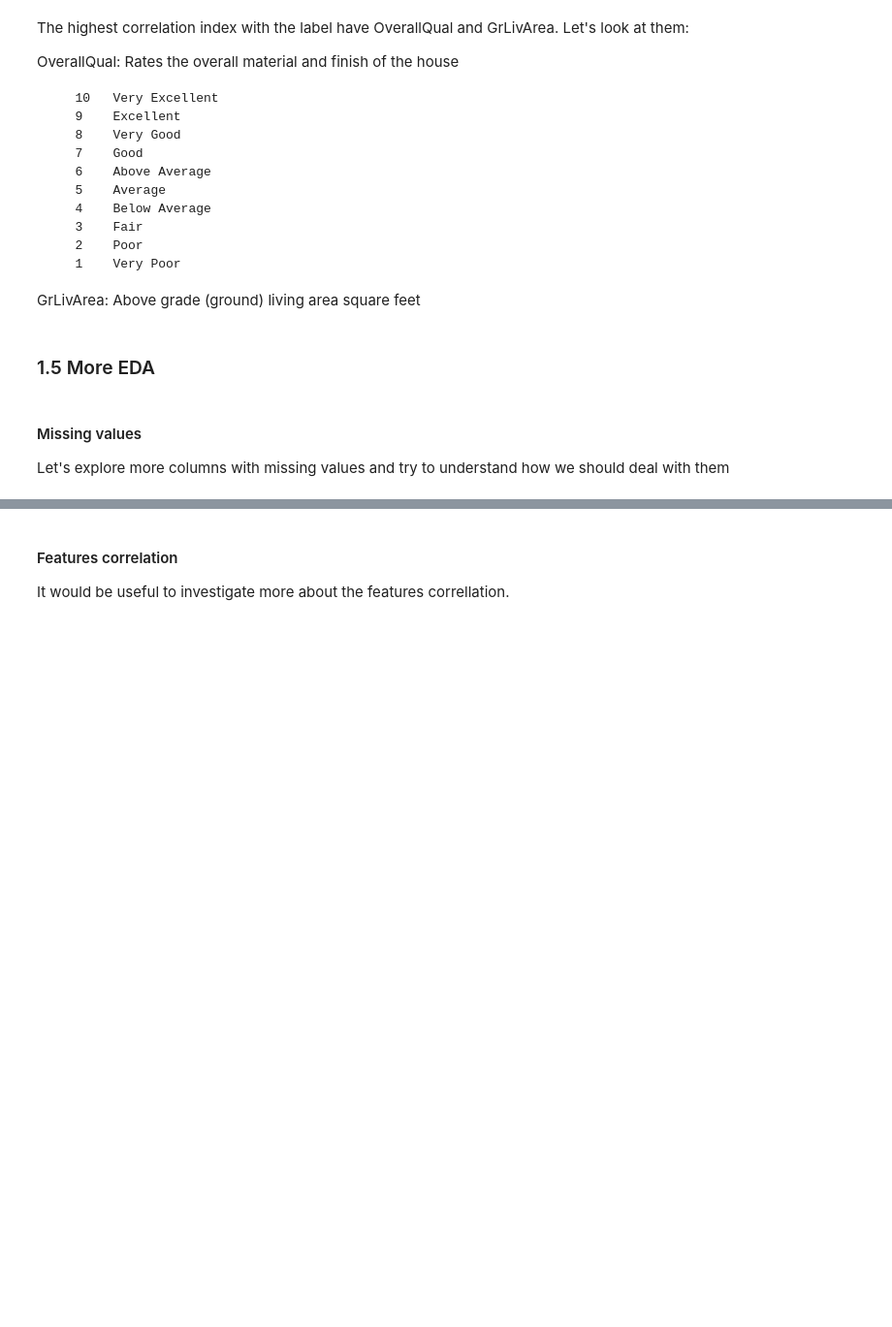
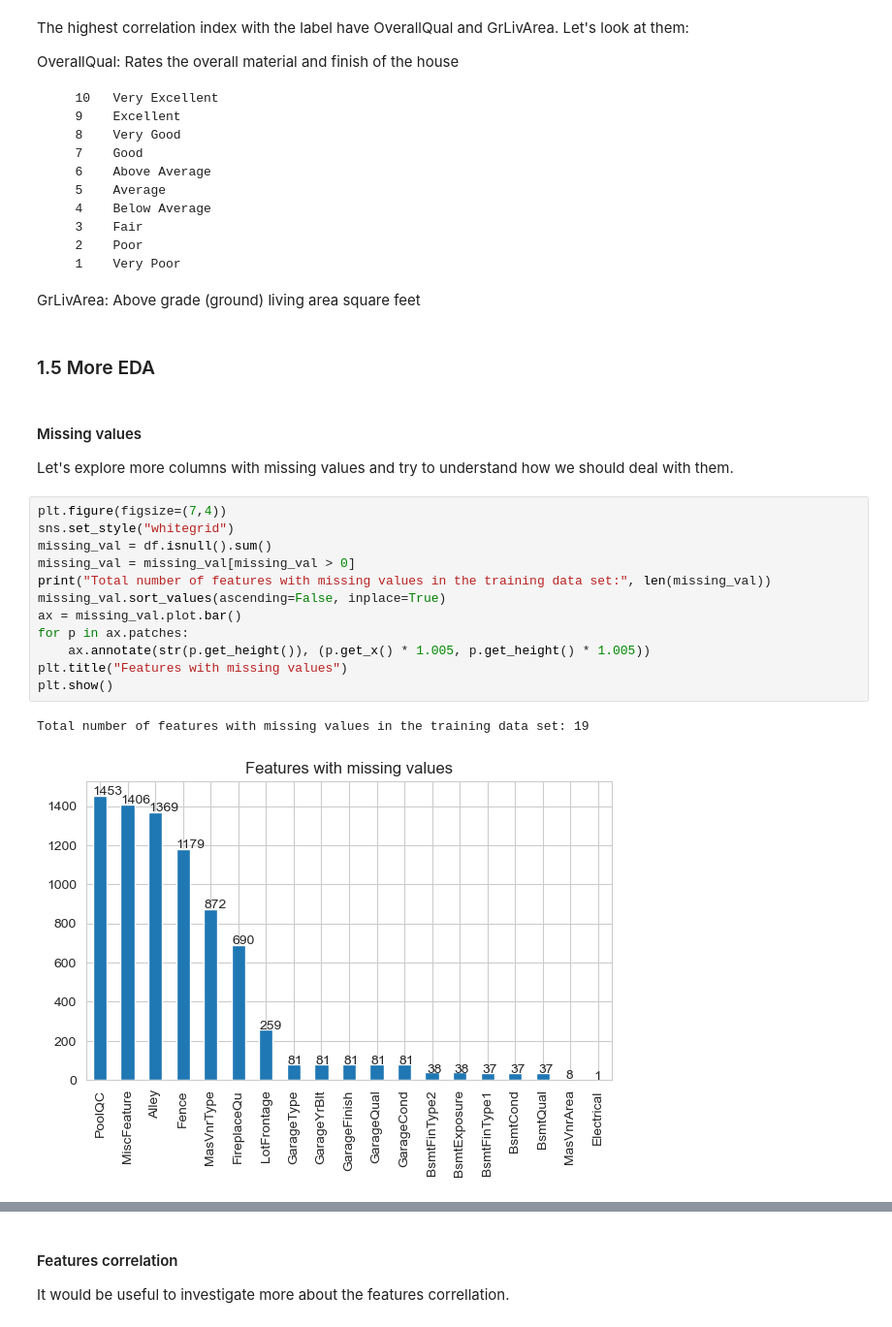
Before and after one commit to anidima/YData_Kaggle_Comp, a Jupyter notebook: EDA_joint.ipynb, the cells around one changed output, grey strips where cells are left out. Shown at 97% size. Saved outputs shown, nothing was run; the diff lists cells and outputs as text; blank space fills up the shorter version.

```diff
--- a/EDA_joint.ipynb
+++ b/EDA_joint.ipynb
@@ -383,4 +389,19 @@ GrLivArea: Above grade (ground) living area square feet
 # %% [markdown]
 #### Missing values
 
-Let's explore more columns with missing values and try to understand how we should deal with them
+Let's explore more columns with missing values and try to understand how we should deal with them.
+# %%
+plt.figure(figsize=(7,4))
+sns.set_style("whitegrid")
+missing_val = df.isnull().sum()
+missing_val = missing_val[missing_val > 0]
+print("Total number of features with missing values in the training data set:", len(missing_val))
+missing_val.sort_values(ascending=False, inplace=True)
+ax = missing_val.plot.bar()
+for p in ax.patches:
+    ax.annotate(str(p.get_height()), (p.get_x() * 1.005, p.get_height() * 1.005))
+plt.title("Features with missing values")
+plt.show()
+# %% [output]
+Total number of features with missing values in the training data set: 19
+[figure, added]
```
Also changed, not shown: parts of 21 cells of this notebook, 1 other file.
